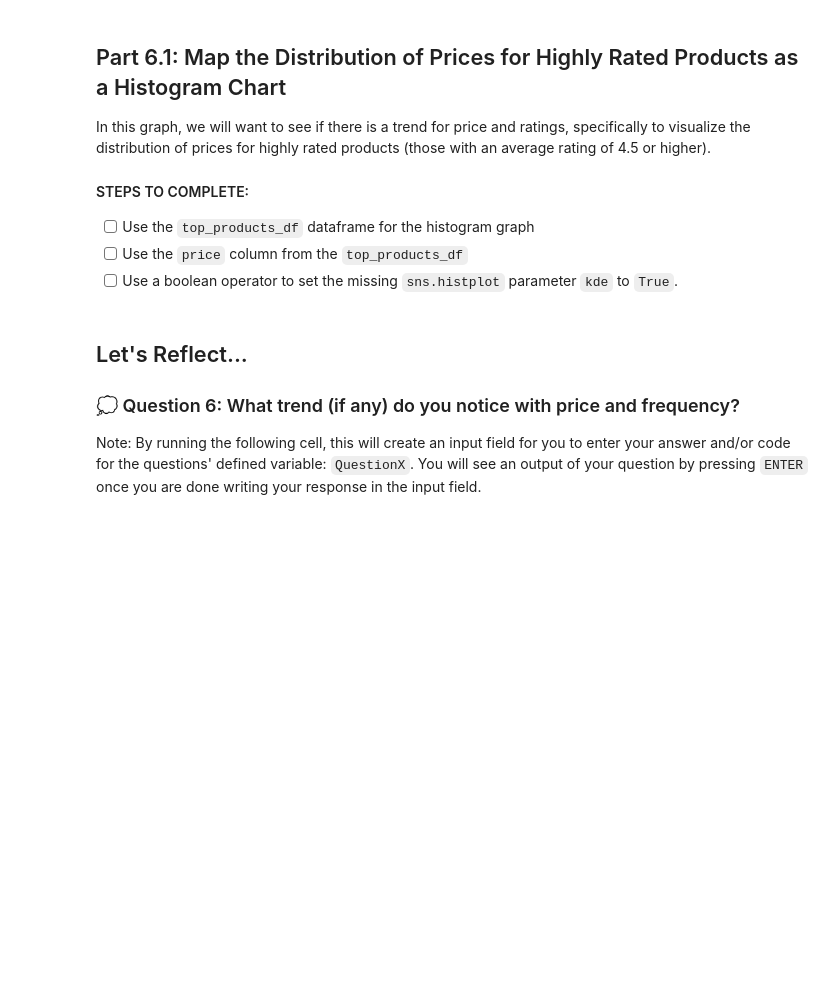
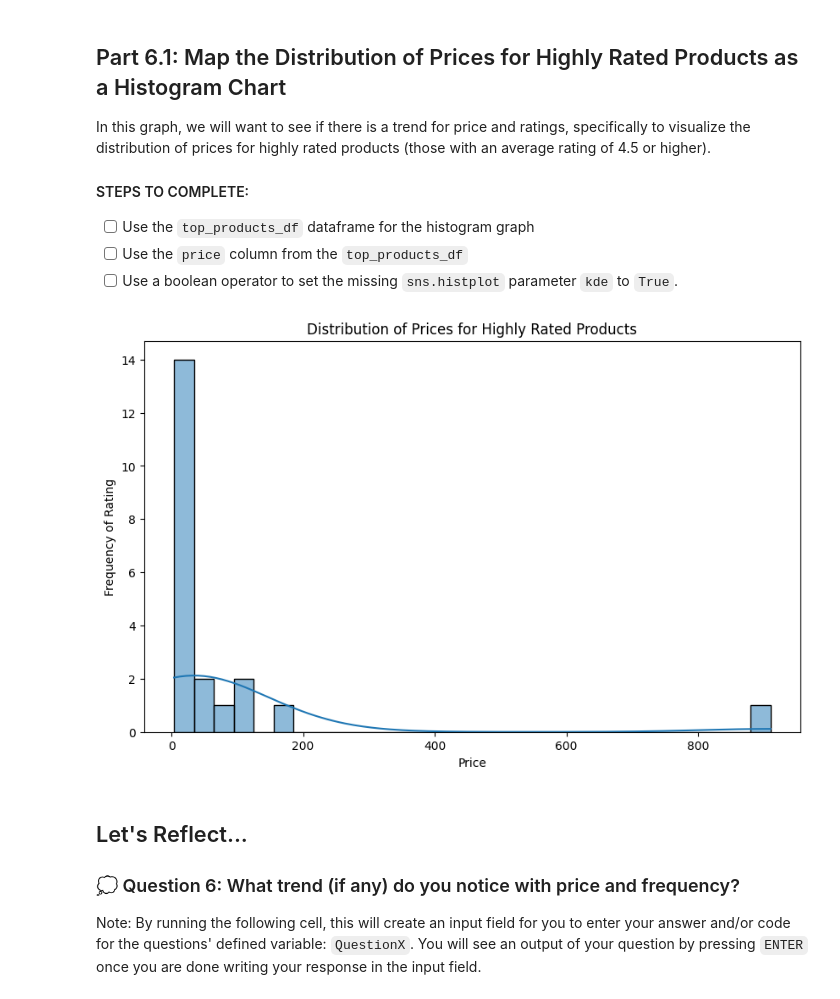
Before and after one commit to WolfeTyler/Transformational-AI-Analyzing-Ecommerce-Large-Datasets-for-Machine-Learning, a Jupyter notebook: Analyzing Ecommerce Large Datasets for Machine Learning PCEP Project.ipynb, the cells around one changed output. Drawn from its saved outputs; the diff is of its cells as text; code cells hidden in the pictures; blank space fills up the shorter version.

Commit message:
Updating notebook with visualizations

```diff
--- a/Analyzing Ecommerce Large Datasets for Machine Learning PCEP Project.ipynb
+++ b/Analyzing Ecommerce Large Datasets for Machine Learning PCEP Project.ipynb
@@ -612,12 +612,19 @@ We will create a new DataFrame called `top_products_df` with these parameters:
 - [ ] Specify the 3 columns we want in the new dataframe `item_metadata_cleaned_df`
 - [ ] Set the `average_rating_filter` variable to the correct float data type that is sought after in the instructions above
 # %%
-# Select relevant columns
-item_metadata_cleaned_df = item_metadata_df[[#<---- YOUR CODE GOES HERE ---->]]
-average_rating_filter = #<---- YOUR CODE GOES HERE ---->
+# Keep only the columns we need (use only what exists to avoid KeyErrors on different dataset versions)
+requested_cols = ['title', 'average_rating', 'price', 'rating_number', 'parent_asin']
+available_cols = [c for c in requested_cols if c in item_metadata_df.columns]
+
+# Select relevant columns and make a copy (prevents SettingWithCopy warnings)
+item_metadata_cleaned_df = item_metadata_df[available_cols].copy()
+
+# Business requirement: only keep products with very high ratings
+average_rating_filter = 4.5
 
 # Convert the price column to numeric, setting errors='coerce' to handle non-numeric values
-item_metadata_cleaned_df.loc[:, 'price'] = pd.to_numeric(item_metadata_cleaned_df['price'], errors='coerce')
+if 'price' in item_metadata_cleaned_df.columns:
+    item_metadata_cleaned_df['price'] = pd.to_numeric(item_metadata_cleaned_df['price'], errors='coerce')
 
 # Filter to get only products with average rating set to the filter, valid price, and non-null title
 top_products_df = item_metadata_cleaned_df[
@@ -626,5 +633,5 @@ top_products_df = item_metadata_cleaned_df[
     (item_metadata_cleaned_df['title'].notna())
 ]
 
-# Print the new cleaned DataFrame
+# View the cleaned DataFrame
 top_products_df
@@ -744,18 +802,20 @@ In this graph, we will want to see if there is a trend for price and ratings, sp
 # %%
 import seaborn as sns
 import matplotlib.pyplot as plt
 
 # Distribution of Prices
 plt.figure(figsize=(10, 6))
 sns.histplot(
-    <---- YOUR CODE GOES HERE ---->['<---- YOUR CODE GOES HERE ---->'],
+    top_products_df['price'],
     bins=30,
-    kde=#<---- YOUR CODE GOES HERE ---->
+    kde=True
 )
 plt.title('Distribution of Prices for Highly Rated Products')
 plt.xlabel('Price')
 plt.ylabel('Frequency of Rating')
 plt.show()
+# %% [output]
+[figure, added]
 # %% [markdown]
 ## Let's Reflect...
 ### 💭 Question 6: What trend (if any) do you notice with price and frequency?
```
Also changed, not shown: parts of 8 cells of this notebook.
